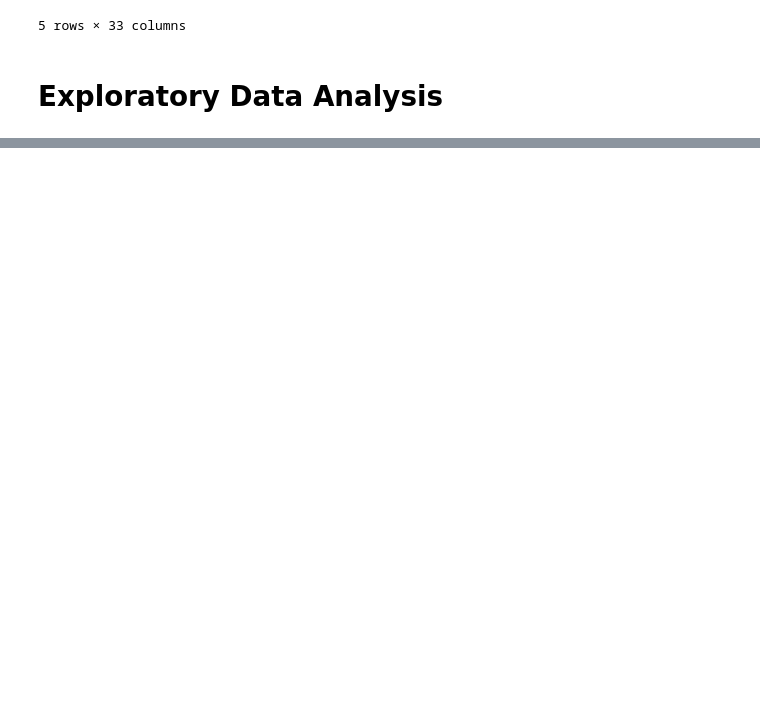
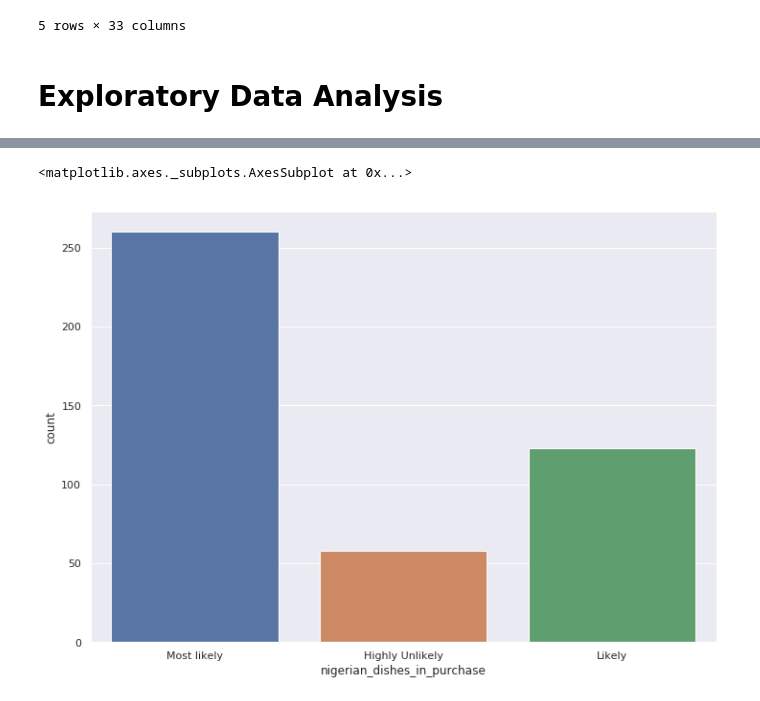
Before and after one commit to mmuoDev/ng_fast_food_eda, a Jupyter notebook: fast_food_eda.ipynb, the cells around one changed output, grey strips where cells are left out. Saved outputs shown, nothing was run; the diff lists cells and outputs as text; code cells hidden in the pictures; blank space fills up the shorter version.

```diff
--- a/fast_food_eda.ipynb
+++ b/fast_food_eda.ipynb
@@ -556,0 +600,6 @@ data.head()
+# %%
+#how people like nigerian dishes in their purchases
+sns.countplot(data['nigerian_dishes_in_purchase'])
+# %% [output]
+<matplotlib.axes._subplots.AxesSubplot at 0x...>
+[figure, added]
```
Also changed, not shown: parts of 31 cells of this notebook.
